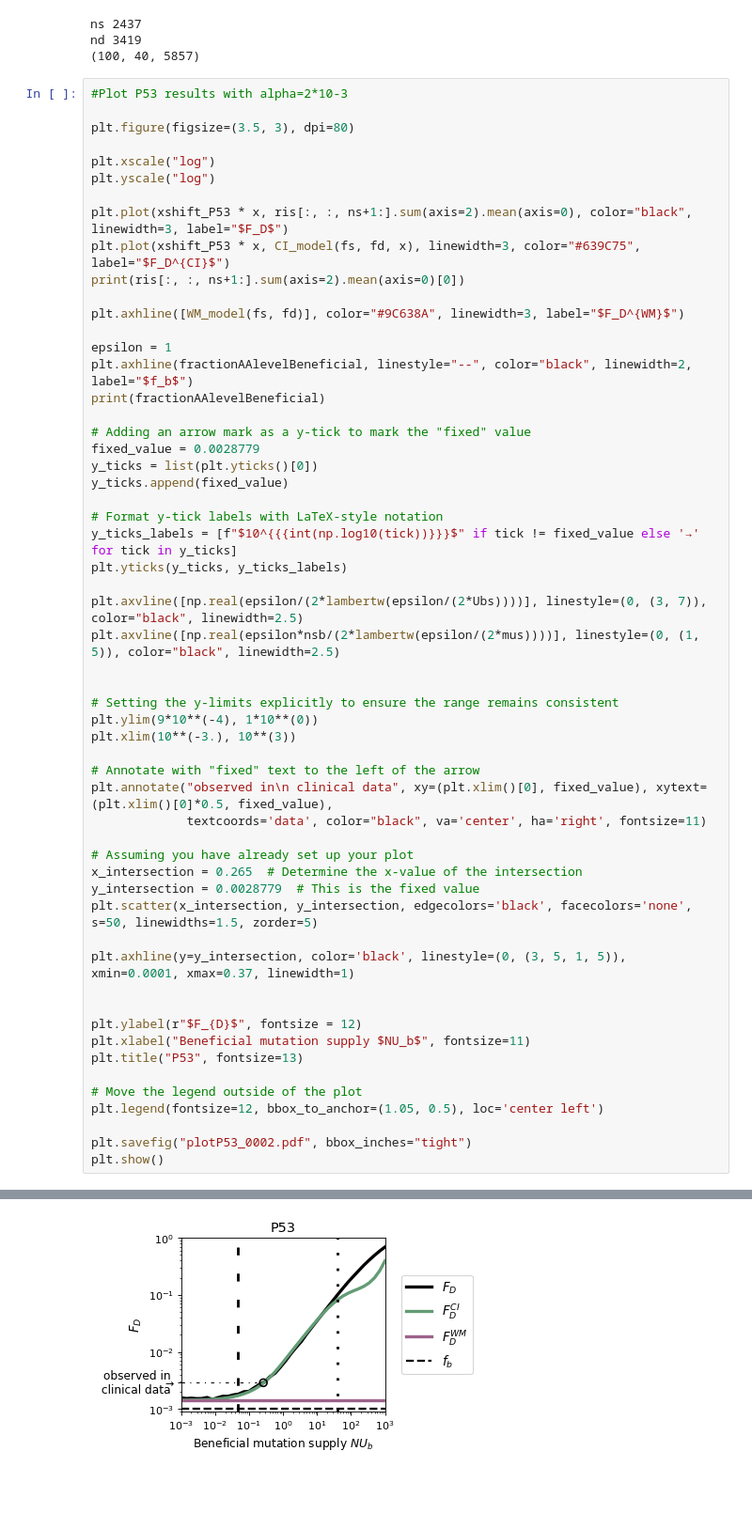
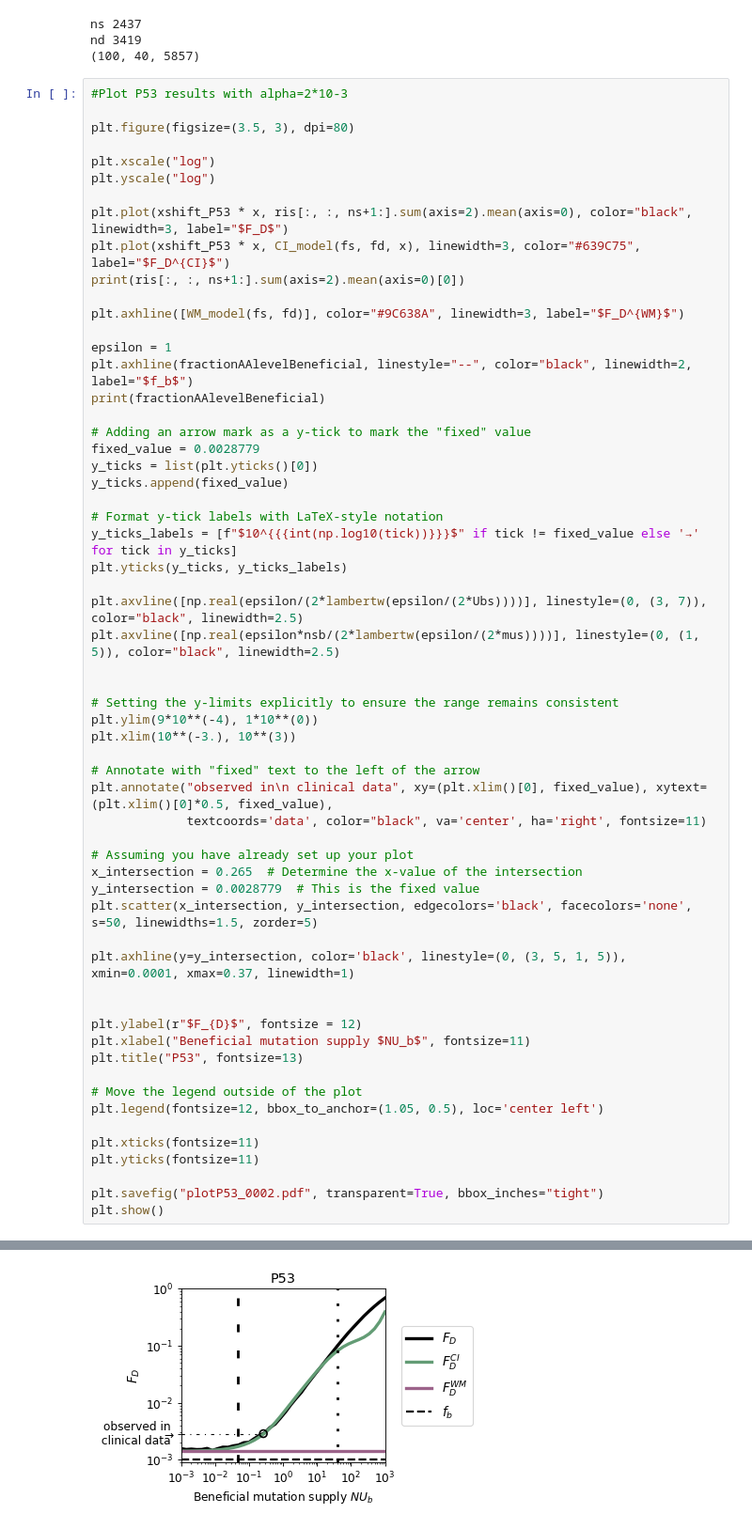
Before and after one commit to AlexKI123/DoublesProject, a Jupyter notebook: Code/WFModel/Plotting/Plot_Empirical_Results.ipynb, the cells around one changed output, grey strips where cells are left out. Shown at 94% size. Drawn from its saved outputs; the diff is of its cells as text; blank space fills up the shorter version.

```diff
--- a/Code/WFModel/Plotting/Plot_Empirical_Results.ipynb
+++ b/Code/WFModel/Plotting/Plot_Empirical_Results.ipynb
@@ -245,32 +249,35 @@ plt.axvline([np.real(epsilon/(2*lambertw(epsilon/(2*Ubs))))], linestyle=(0, (3,
 plt.axvline([np.real(epsilon*nsb/(2*lambertw(epsilon/(2*mus))))], linestyle=(0, (1, 5)), color="black", linewidth=2.5)
 
 
 # Setting the y-limits explicitly to ensure the range remains consistent
 plt.ylim(9*10**(-4), 1*10**(0))
 plt.xlim(10**(-3.), 10**(3))
 
 # Annotate with "fixed" text to the left of the arrow
 plt.annotate("observed in\n clinical data", xy=(plt.xlim()[0], fixed_value), xytext=(plt.xlim()[0]*0.5, fixed_value),
              textcoords='data', color="black", va='center', ha='right', fontsize=11)
 
 # Assuming you have already set up your plot
 x_intersection = 0.265  # Determine the x-value of the intersection
 y_intersection = 0.0028779  # This is the fixed value
 plt.scatter(x_intersection, y_intersection, edgecolors='black', facecolors='none', s=50, linewidths=1.5, zorder=5)
 
 plt.axhline(y=y_intersection, color='black', linestyle=(0, (3, 5, 1, 5)), xmin=0.0001, xmax=0.37, linewidth=1)
 
 
 plt.ylabel(r"$F_{D}$", fontsize = 12)
 plt.xlabel("Beneficial mutation supply $NU_b$", fontsize=11)
 plt.title("P53", fontsize=13)
 
 # Move the legend outside of the plot
 plt.legend(fontsize=12, bbox_to_anchor=(1.05, 0.5), loc='center left')
 
-plt.savefig("plotP53_0002.pdf", bbox_inches="tight")
+plt.xticks(fontsize=11)
+plt.yticks(fontsize=11)
+
+plt.savefig("plotP53_0002.pdf", transparent=True, bbox_inches="tight")
 plt.show()
 # %% [output]
 0.001576000000000001
 0.0010210362583485007
-[figure, old version]
+[figure, new version]
```
Also changed, not shown: parts of 1 cell of this notebook, 1 other file.
